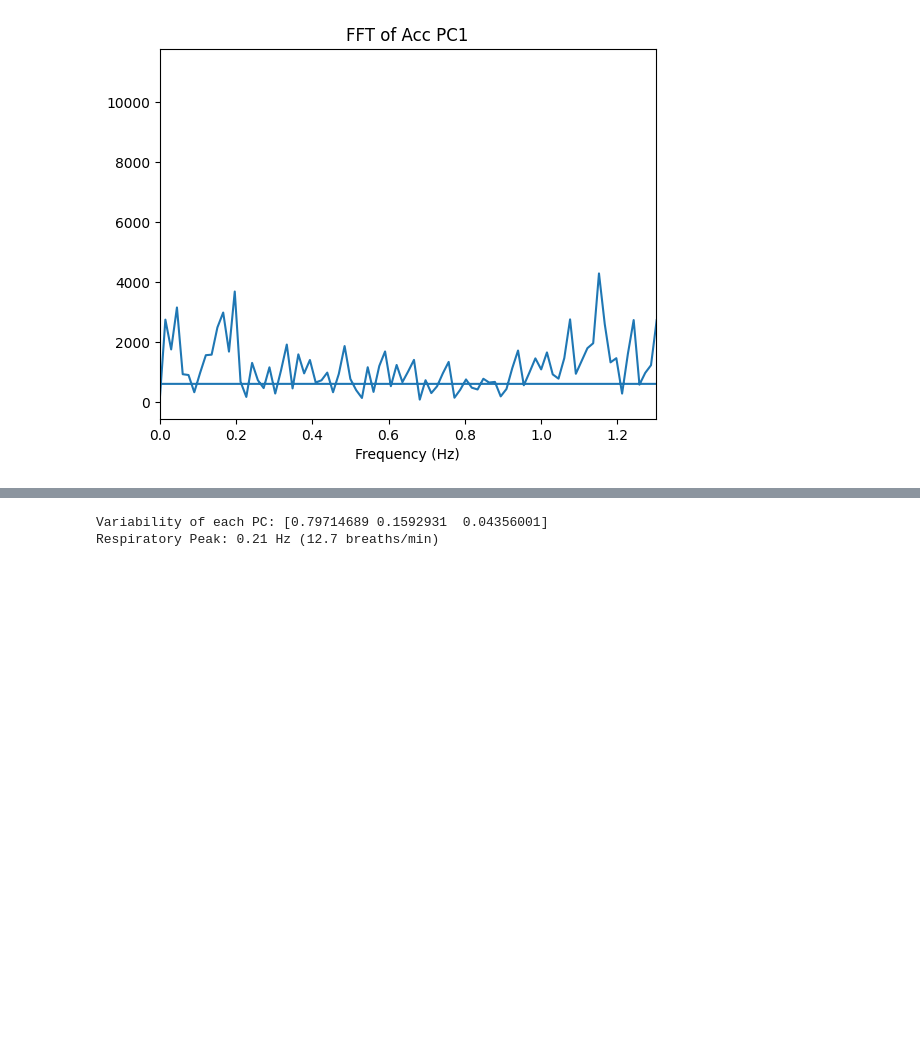
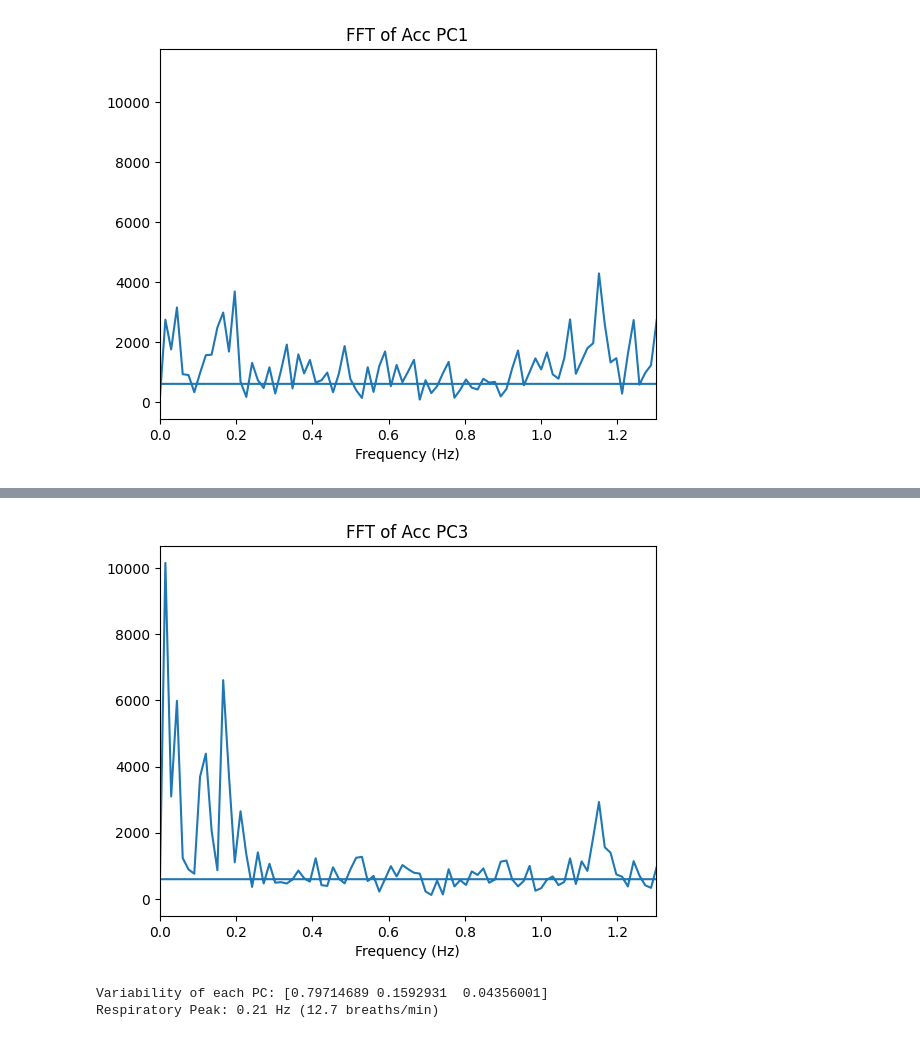
Before and after one commit to FC0000/Respiratory-rate-estimation, a Jupyter notebook: PCA_analysis.ipynb, the cells around one changed output, grey strips where cells are left out. Drawn from its saved outputs; the diff is of its cells as text; code cells hidden in the pictures; blank space fills up the shorter version.

```diff
--- a/PCA_analysis.ipynb
+++ b/PCA_analysis.ipynb
@@ -185,3 +197,15 @@ Respiratory Peak: 0.20 Hz (11.8 breaths/min)
+# %%
+acc3 = acc[:, 2]
+acc3_fft = fft(acc3)
+freq_acc3 = fftfreq(len(acc3), d=1/200)
+
+plt.plot(freq_acc3, np.abs(acc3_fft))
+plt.xlim(0, high_cut+0.5)
+plt.title('FFT of Acc PC3')
+plt.xlabel('Frequency (Hz)')
+plt.show()
+# %% [output]
+[figure, added]
 # %%
 gyro, variability_gyro, pc_gyro = apply_pca(df, ['GyroX', 'GyroY', 'GyroZ'])
 print(f'Variability of each PC: {variability_gyro}')
```
Also changed, not shown: parts of 7 cells of this notebook, 1 other file.
